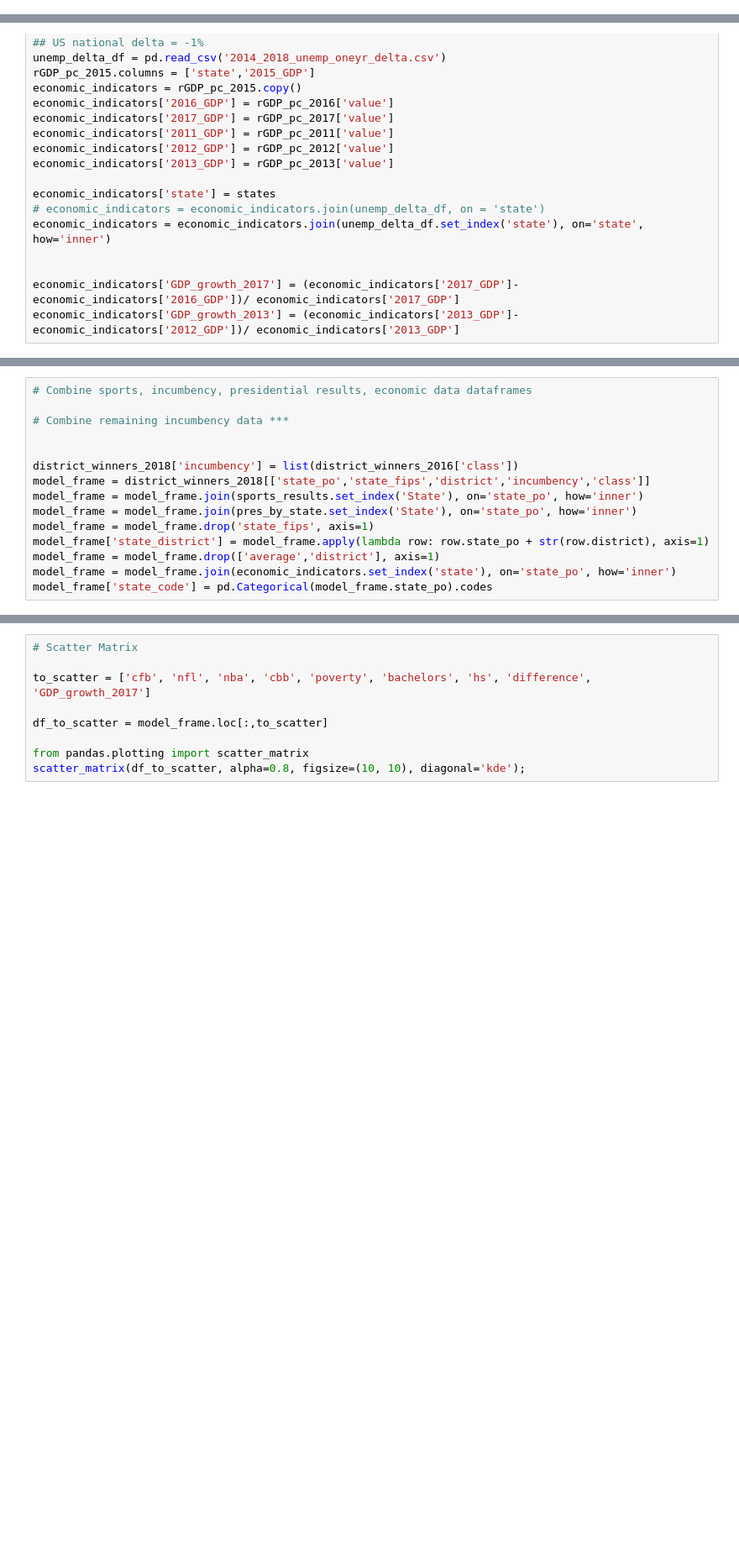
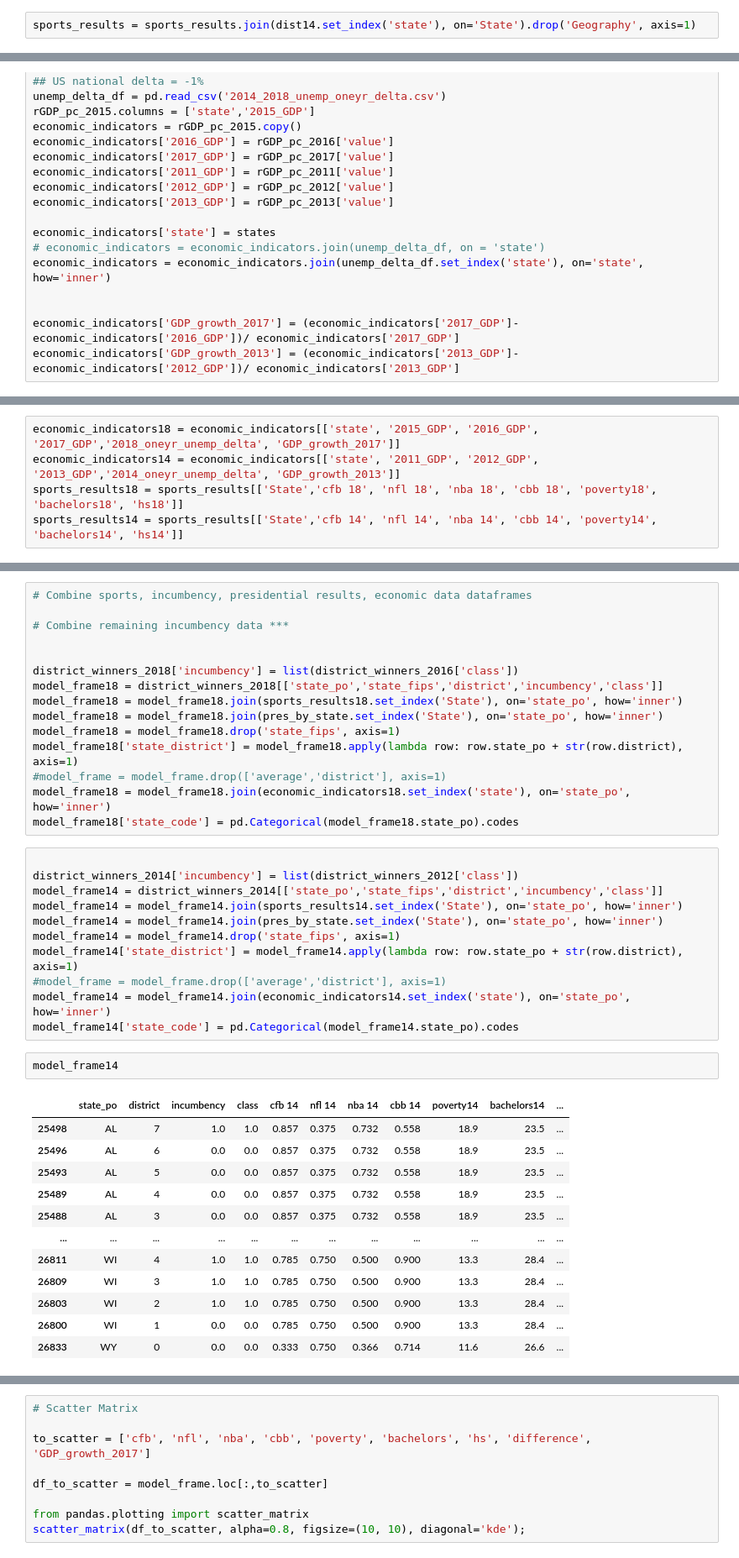
Before and after one commit to Abelay02/CS109a-Final-Project, a Jupyter notebook: Final_project_inc_2014.ipynb, the cells around one changed output, grey strips where cells are left out. Shown: that part at 84% size. Cells and saved outputs as stored; diff of their text form; blank space fills up the shorter version.

```diff
--- a/Final_project_inc_2014.ipynb
+++ b/Final_project_inc_2014.ipynb
@@ -188,3 +205,5 @@ len(unemp_delta_df)
+# %%
+sports_results = sports_results.join(dist14.set_index('state'), on='State').drop('Geography', axis=1)
 # %%
 
 #Real GDP per capita by state by year (2018 set)
@@ -239,3 +238,8 @@ economic_indicators
+# %%
+economic_indicators18 = economic_indicators[['state', '2015_GDP', '2016_GDP', '2017_GDP','2018_oneyr_unemp_delta', 'GDP_growth_2017']]
+economic_indicators14 = economic_indicators[['state', '2011_GDP', '2012_GDP', '2013_GDP','2014_oneyr_unemp_delta', 'GDP_growth_2013']]
+sports_results18 = sports_results[['State','cfb 18', 'nfl 18', 'nba 18', 'cbb 18', 'poverty18', 'bachelors18', 'hs18']]
+sports_results14 = sports_results[['State','cfb 14', 'nfl 14', 'nba 14', 'cbb 14', 'poverty14', 'bachelors14', 'hs14']]
 # %%
 # Classify based on presidential election results
 
@@ -268,11 +261,37 @@ See the caveats in the documentation: http://pandas.pydata.org/pandas-docs/stabl
 
 
 district_winners_2018['incumbency'] = list(district_winners_2016['class'])
-model_frame = district_winners_2018[['state_po','state_fips','district','incumbency','class']]
-model_frame = model_frame.join(sports_results.set_index('State'), on='state_po', how='inner')
-model_frame = model_frame.join(pres_by_state.set_index('State'), on='state_po', how='inner')
-model_frame = model_frame.drop('state_fips', axis=1)
-model_frame['state_district'] = model_frame.apply(lambda row: row.state_po + str(row.district), axis=1)
-model_frame = model_frame.drop(['average','district'], axis=1)
-model_frame = model_frame.join(economic_indicators.set_index('state'), on='state_po', how='inner')
-model_frame['state_code'] = pd.Categorical(model_frame.state_po).codes
+model_frame18 = district_winners_2018[['state_po','state_fips','district','incumbency','class']]
+model_frame18 = model_frame18.join(sports_results18.set_index('State'), on='state_po', how='inner')
+model_frame18 = model_frame18.join(pres_by_state.set_index('State'), on='state_po', how='inner')
+model_frame18 = model_frame18.drop('state_fips', axis=1)
+model_frame18['state_district'] = model_frame18.apply(lambda row: row.state_po + str(row.district), axis=1)
+#model_frame = model_frame.drop(['average','district'], axis=1)
+model_frame18 = model_frame18.join(economic_indicators18.set_index('state'), on='state_po', how='inner')
+model_frame18['state_code'] = pd.Categorical(model_frame18.state_po).codes
+# %%
+
+district_winners_2014['incumbency'] = list(district_winners_2012['class'])
+model_frame14 = district_winners_2014[['state_po','state_fips','district','incumbency','class']]
+model_frame14 = model_frame14.join(sports_results14.set_index('State'), on='state_po', how='inner')
+model_frame14 = model_frame14.join(pres_by_state.set_index('State'), on='state_po', how='inner')
+model_frame14 = model_frame14.drop('state_fips', axis=1)
+model_frame14['state_district'] = model_frame14.apply(lambda row: row.state_po + str(row.district), axis=1)
+#model_frame = model_frame.drop(['average','district'], axis=1)
+model_frame14 = model_frame14.join(economic_indicators14.set_index('state'), on='state_po', how='inner')
+model_frame14['state_code'] = pd.Categorical(model_frame14.state_po).codes
+# %%
+model_frame14
+# %% [output]
+|  | state_po | district | incumbency | class | cfb 14 | nfl 14 | nba 14 | cbb 14 | poverty14 | bachelors14 | ... |
+| 25498 | AL | 7 | 1.0 | 1.0 | 0.857 | 0.375 | 0.732 | 0.558 | 18.9 | 23.5 | ... |
+| 25496 | AL | 6 | 0.0 | 0.0 | 0.857 | 0.375 | 0.732 | 0.558 | 18.9 | 23.5 | ... |
+| 25493 | AL | 5 | 0.0 | 0.0 | 0.857 | 0.375 | 0.732 | 0.558 | 18.9 | 23.5 | ... |
+| 25489 | AL | 4 | 0.0 | 0.0 | 0.857 | 0.375 | 0.732 | 0.558 | 18.9 | 23.5 | ... |
+| 25488 | AL | 3 | 0.0 | 0.0 | 0.857 | 0.375 | 0.732 | 0.558 | 18.9 | 23.5 | ... |
+| ... | ... | ... | ... | ... | ... | ... | ... | ... | ... | ... | ... |
+| 26811 | WI | 4 | 1.0 | 1.0 | 0.785 | 0.750 | 0.500 | 0.900 | 13.3 | 28.4 | ... |
+| 26809 | WI | 3 | 1.0 | 1.0 | 0.785 | 0.750 | 0.500 | 0.900 | 13.3 | 28.4 | ... |
+| 26803 | WI | 2 | 1.0 | 1.0 | 0.785 | 0.750 | 0.500 | 0.900 | 13.3 | 28.4 | ... |
+| 26800 | WI | 1 | 0.0 | 0.0 | 0.785 | 0.750 | 0.500 | 0.900 | 13.3 | 28.4 | ... |
+| 26833 | WY | 0 | 0.0 | 0.0 | 0.333 | 0.750 | 0.366 | 0.714 | 11.6 | 26.6 | ... |
```
Also changed, not shown: parts of 16 cells of this notebook.
